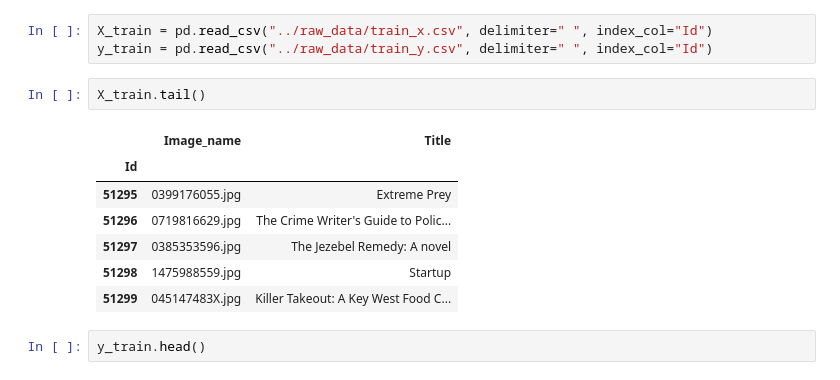
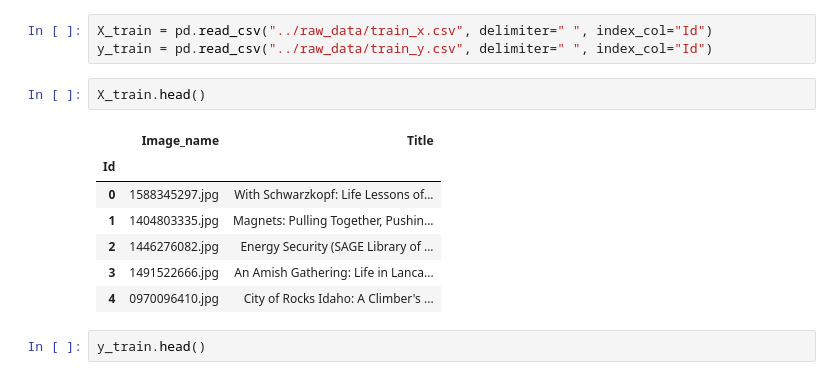
Before and after one commit to NahiaPeschard/wagon_book_cover, a Jupyter notebook: notebooks/nahia_exploration.ipynb, the cells around one changed output. Saved outputs shown, nothing was run; the diff lists cells and outputs as text.

```diff
--- a/notebooks/nahia_exploration.ipynb
+++ b/notebooks/nahia_exploration.ipynb
@@ -8,15 +10,15 @@ import matplotlib.pyplot as plt
 X_train = pd.read_csv("../raw_data/train_x.csv", delimiter=" ", index_col="Id")
 y_train = pd.read_csv("../raw_data/train_y.csv", delimiter=" ", index_col="Id")
 # %%
-X_train.tail()
+X_train.head()
 # %% [output]
 |  | Image_name | Title |
 | Id |  |  |
-| 51295 | 0399176055.jpg | Extreme Prey |
-| 51296 | 0719816629.jpg | The Crime Writer's Guide to Polic... |
-| 51297 | 0385353596.jpg | The Jezebel Remedy: A novel |
-| 51298 | 1475988559.jpg | Startup |
-| 51299 | 045147483X.jpg | Killer Takeout: A Key West Food C... |
+| 0 | 1588345297.jpg | With Schwarzkopf: Life Lessons of... |
+| 1 | 1404803335.jpg | Magnets: Pulling Together, Pushin... |
+| 2 | 1446276082.jpg | Energy Security (SAGE Library of ... |
+| 3 | 1491522666.jpg | An Amish Gathering: Life in Lanca... |
+| 4 | 0970096410.jpg | City of Rocks Idaho: A Climber's ... |
 # %%
 y_train.head()
 # %% [output]
```
Also changed, not shown: parts of 18 cells of this notebook.
